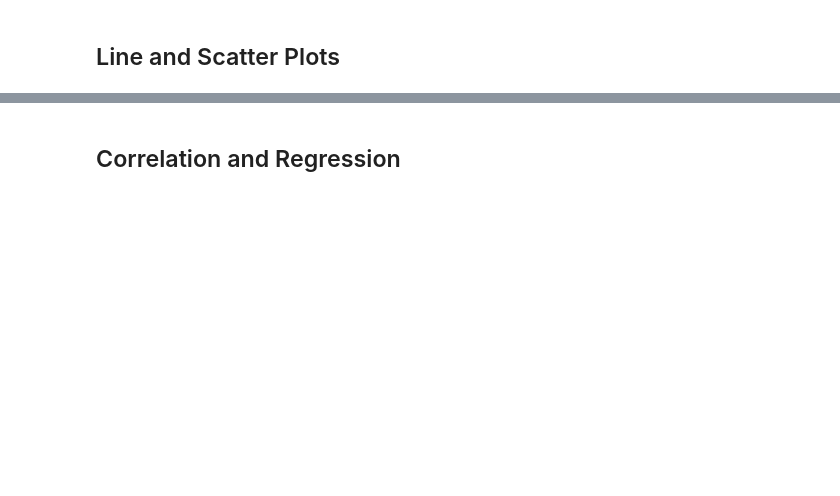
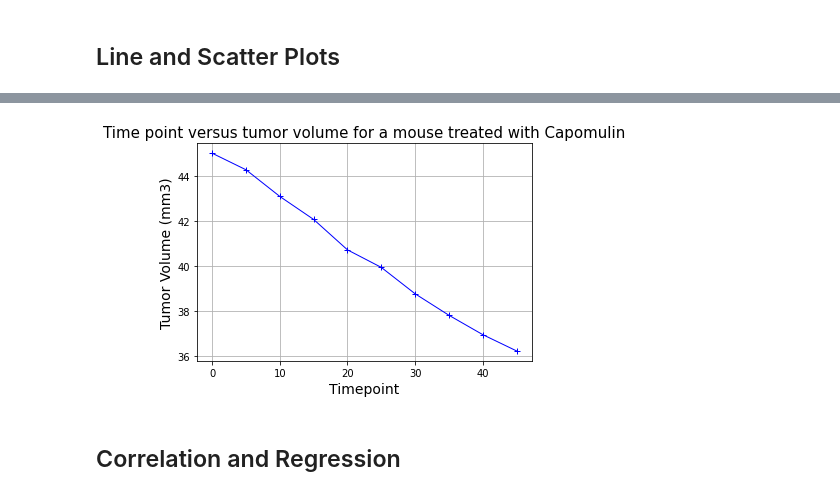
Before and after one commit to trezeget-1/Matplotlib_homework, a Jupyter notebook: 05-Matplotlib HWK/Pymaceuticals/pymaceuticals_starter.ipynb, the cells around one changed output, grey strips where cells are left out. Drawn from its saved outputs; the diff is of its cells as text; code cells hidden in the pictures; blank space fills up the shorter version.

```diff
--- a/05-Matplotlib HWK/Pymaceuticals/pymaceuticals_starter.ipynb
+++ b/05-Matplotlib HWK/Pymaceuticals/pymaceuticals_starter.ipynb
@@ -287,0 +368,7 @@ tumor_volume_across_promising_treatments
+# %%
+capomulin_data=clean_complete_data.loc[clean_complete_data["Drug Regimen"]=="Capomulin",:]
+capomulin_data
+
+capomulin_data=capomulin_data[["Mouse ID","Timepoint","Tumor Volume (mm3)"]]
+mice_with_capomulin_data=capomulin_data.groupby("Timepoint").mean().reset_index()
+mice_with_capomulin_data
@@ -288,3 +387,14 @@ tumor_volume_across_promising_treatments
+# %%
+# Generate a line plot of time point versus tumor volume for a mouse treated with Capomulin
+
+plt.plot(mice_with_capomulin_data["Timepoint"],mice_with_capomulin_data["Tumor Volume (mm3)"],marker='+',color="blue", linewidth=1)
+plt.xlabel("Timepoint", fontsize=14)
+plt.ylabel("Tumor Volume (mm3)", fontsize=14)
+plt.title("Time point versus tumor volume for a mouse treated with Capomulin", fontsize=15)
+plt.grid()
+plt.show()
+# %% [output]
+[figure, added]
 # %%
 # Generate a scatter plot of mouse weight versus average tumor volume for the Capomulin regimen
 # %% [markdown]
```
Also changed, not shown: parts of 10 cells of this notebook.
